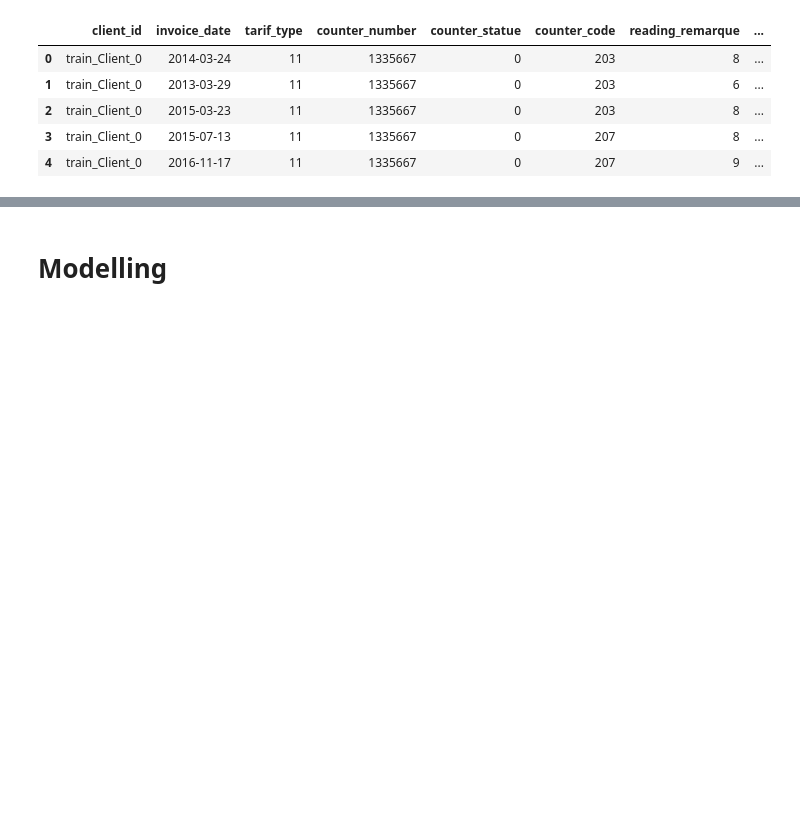
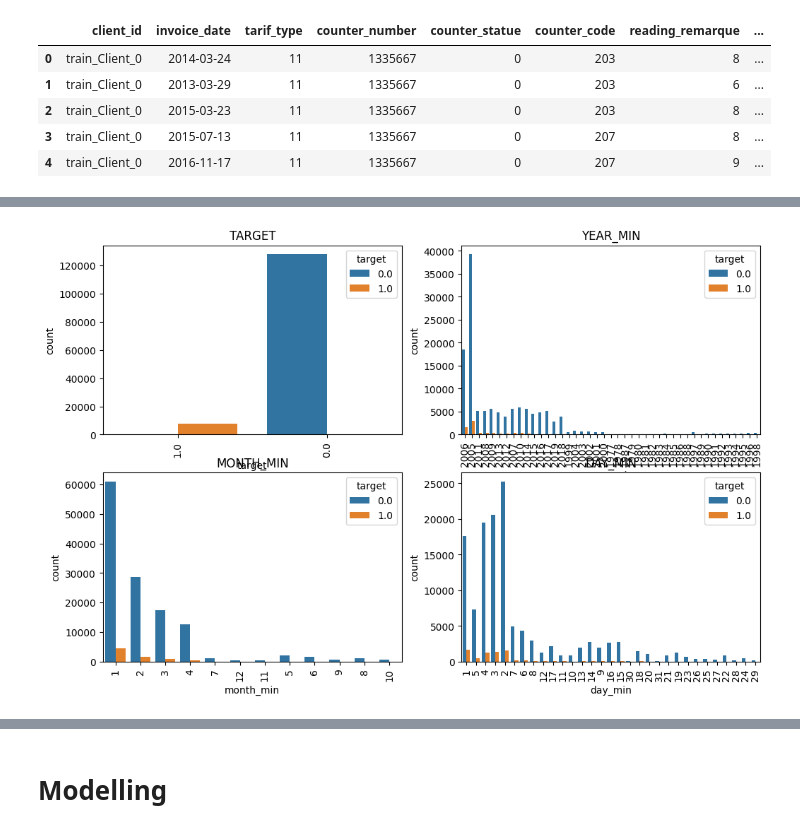
Before and after one commit to Mach-web/electricity_fraud_detection, a Jupyter notebook: Fraud_Detection_Starter.ipynb, the cells around one changed output, grey strips where cells are left out. Drawn from its saved outputs; the diff is of its cells as text; code cells hidden in the pictures; blank space fills up the shorter version.

```diff
--- a/Fraud_Detection_Starter.ipynb
+++ b/Fraud_Detection_Starter.ipynb
@@ -462,3 +496,7 @@ plot_fraud(train, ['target', '1transactions_count',
+# %%
+plot_fraud(train, ['target', 'year_min', 'month_min', 'day_min'], 4, 2)
+# %% [output]
+[figure, added]
 # %%
 delete_indices = train[train['1transactions_count'].isnull()].index
 train.drop(delete_indices, inplace = True)
```
Also changed, not shown: parts of 26 cells of this notebook.
